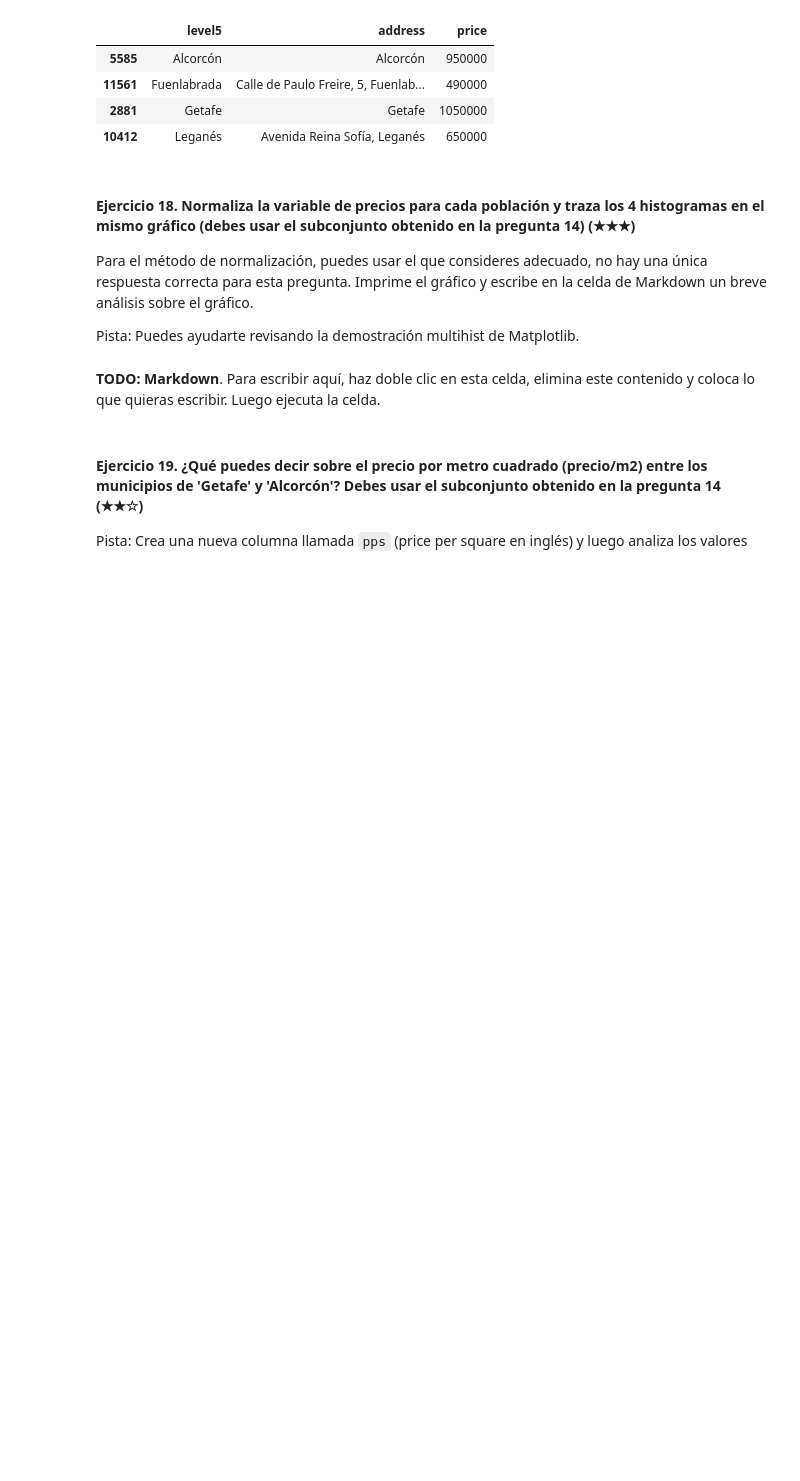
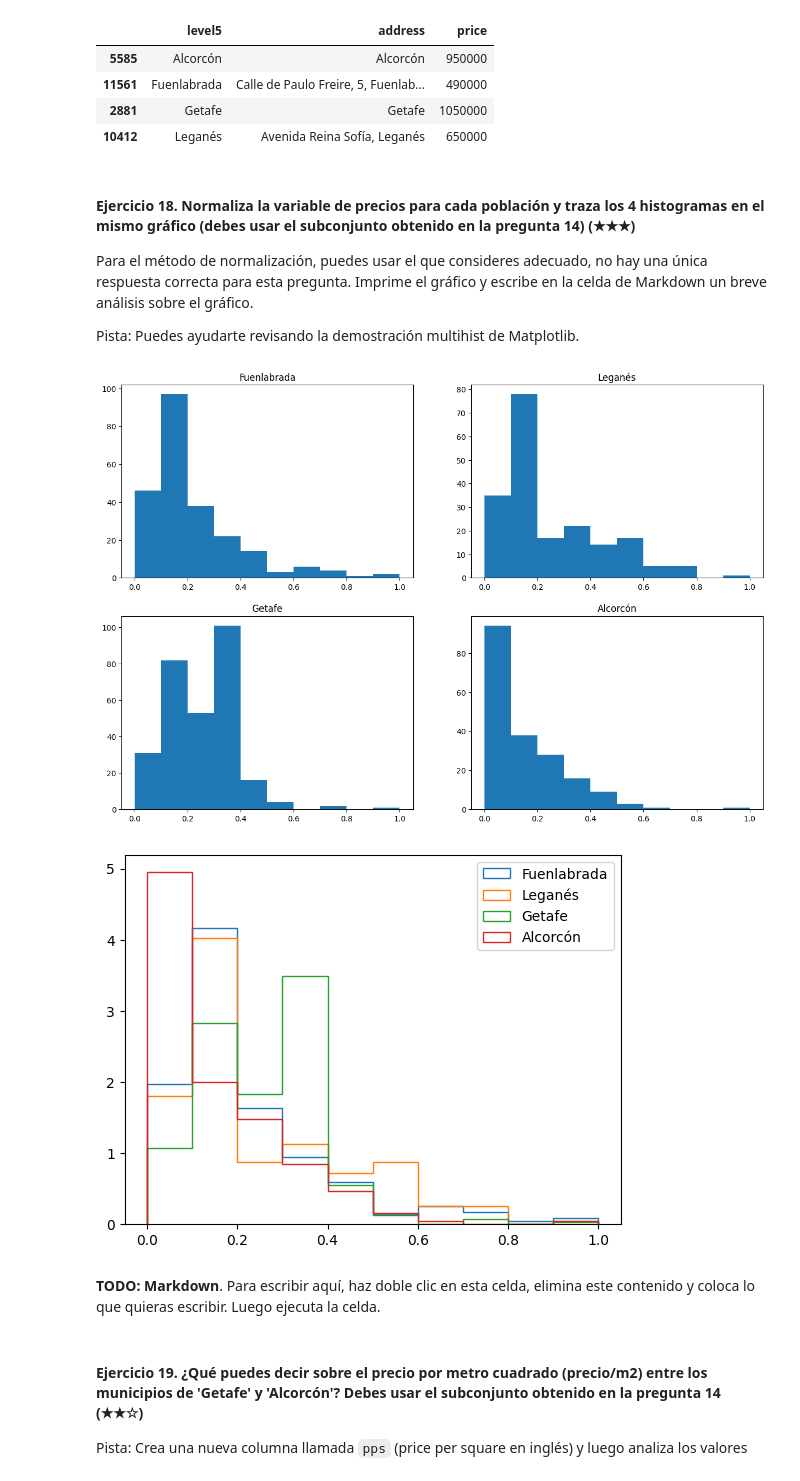
Before and after one commit to monikaguilar/realestate-datacleanup-exercise, a Jupyter notebook: project.es.ipynb, the cells around one changed output. Saved outputs shown, nothing was run; the diff lists cells and outputs as text; code cells hidden in the pictures; blank space fills up the shorter version.

```diff
--- a/project.es.ipynb
+++ b/project.es.ipynb
@@ -381,7 +381,34 @@ Para el método de normalización, puedes usar el que consideres adecuado, no ha
 
 Pista: Puedes ayudarte revisando la demostración multihist de Matplotlib.
 # %%
-# TODO
+def normalizacion(ds,poblacion):
+    cinturonsur = ds[ds['level5'] == poblacion]
+    min_price = cinturonsur['price'].min()
+    max_price = cinturonsur['price'].max()
+    return (cinturonsur['price'] - min_price) / (max_price - min_price)
+
+fig,((ax0, ax1), (ax2, ax3)) = plt.subplots(nrows=2, ncols=2,figsize = (15, 10))
+ax0.hist([normalizacion(ds,"Fuenlabrada")], label="Fuenlabrada", histtype="bar")
+ax0.set_title(label="Fuenlabrada")
+ax1.hist([normalizacion(ds,"Leganés")],label="Leganés", histtype="bar")
+ax1.set_title(label="Leganés")
+ax2.hist([normalizacion(ds,"Getafe")],label="Getafe", histtype="bar")
+ax2.set_title(label="Getafe")
+ax3.hist([normalizacion(ds,"Alcorcón")],label="Alcorcón", histtype="bar")
+ax3.set_title(label="Alcorcón")
+
+plt.show()
+
+fig,ax = plt.subplots()
+ax.hist([normalizacion(ds,"Fuenlabrada")], label="Fuenlabrada", histtype="step", density=True)
+ax.hist([normalizacion(ds,"Leganés")],label="Leganés", histtype="step", density=True)
+ax.hist([normalizacion(ds,"Getafe")],label="Getafe", histtype="step", density=True)
+ax.hist([normalizacion(ds,"Alcorcón")],label="Alcorcón", histtype="step", density=True)
+plt.legend(loc='upper right')
+plt.show()
+# %% [output]
+[figure, added]
+[figure, added]
 # %% [markdown]
 **TODO: Markdown**. Para escribir aquí, haz doble clic en esta celda, elimina este contenido y coloca lo que quieras escribir. Luego ejecuta la celda.
 # %% [markdown]
```
